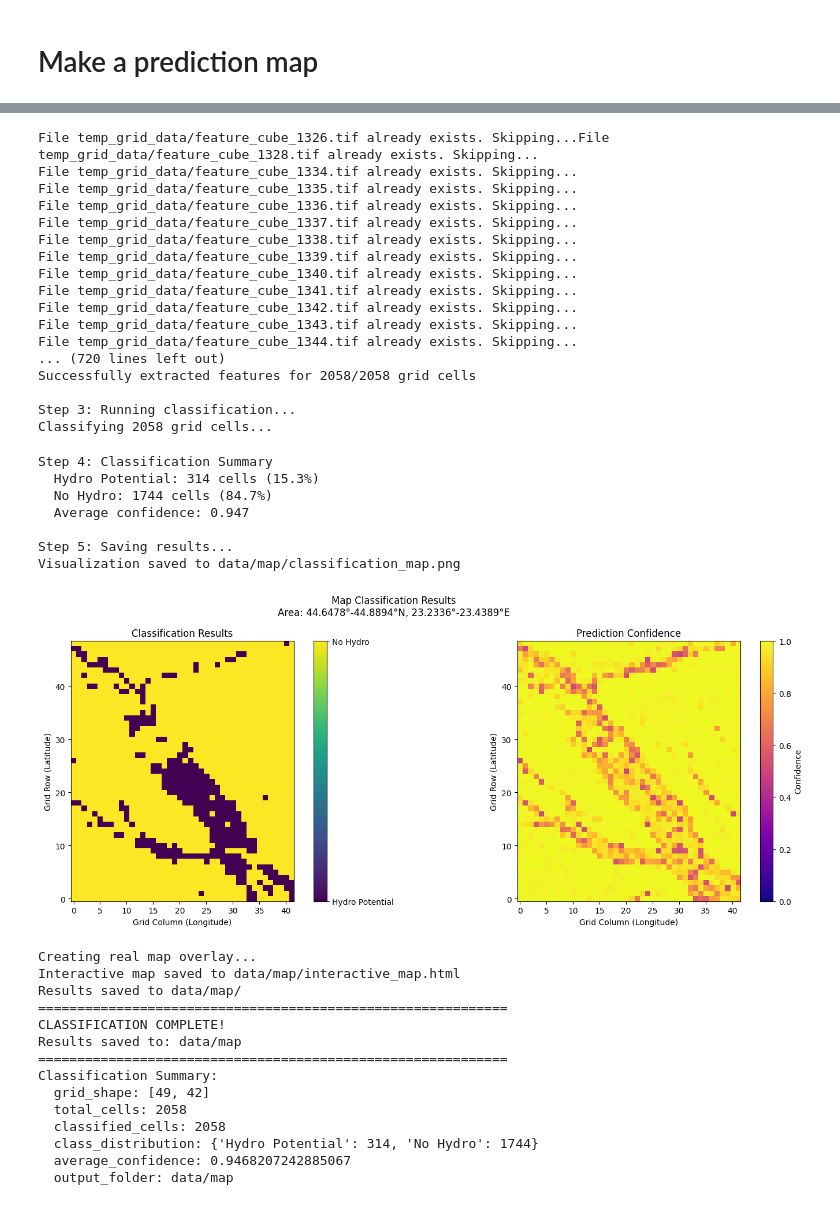
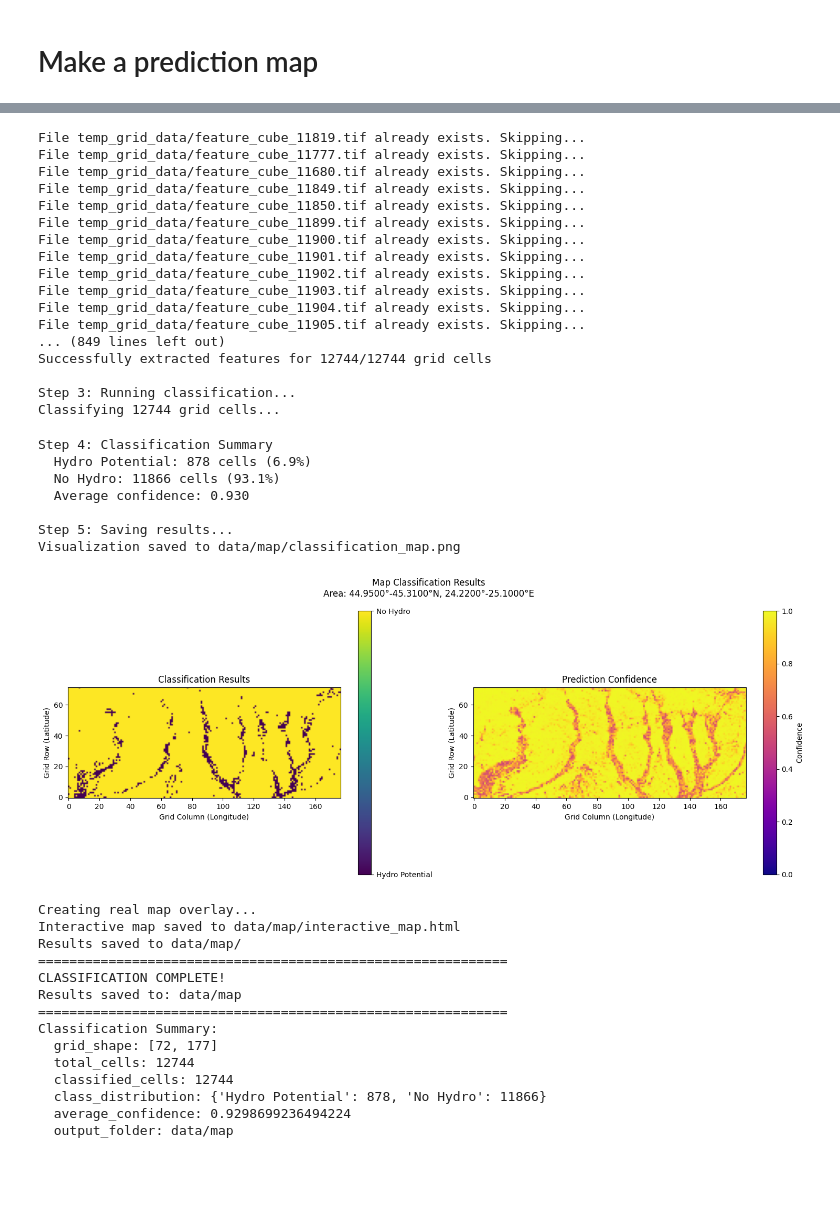
Before and after one commit to alinioan/Hydropower-plant-prediction, a Jupyter notebook: main_raster.ipynb, the cells around one changed output, grey strips where cells are left out. Drawn from its saved outputs; the diff is of its cells as text; code cells hidden in the pictures; blank space fills up the shorter version.

Commit message:
Added weights for model.Updated map for larger region
Signed-off-by: Alin Alexandru <alin.alex1000@gmail.com>

```diff
--- a/main_raster.ipynb
+++ b/main_raster.ipynb
@@ -21,6 +21,10 @@ class FeatureCubeDataset(Dataset):
     def __init__(self, file_paths, transform=None):
         self.file_paths = file_paths
         self.transform = transform
+        # Channels: NDVI, NDWI, NDBI, MNDWI, DEM, Slope, Discharge, Precipitation
+        self.channel_weights = [0.8, 1.8, 0.6, 2.0, 1.5, 2.2, 2.4, 1]
+        self.channel_weights = np.array(self.channel_weights, dtype=np.float32)
+        self.channel_weights = self.channel_weights / self.channel_weights.mean()
 
     def __len__(self):
         return len(self.file_paths)
@@ -31,13 +35,15 @@ class FeatureCubeDataset(Dataset):
             arr = src.read()  # shape: (C, H, W)
 
         # last channel is the label
-        # image = arr[:-1].astype(np.float32)  # (C-1, H, W)
         image = arr[:-1].astype(np.float32)  # (C-1, H, W)
         mask = arr[-1].astype(np.int64)      # (H, W)
         label = mask[0, 0]  # Single class label for the entire image
 
         # Sanitize image
         image = np.nan_to_num(image, nan=0.0, posinf=0.0, neginf=0.0)
+
+        weights_reshaped = self.channel_weights.reshape(-1, 1, 1)
+        image = image * weights_reshaped
 
         if self.transform:
                 # For classification, we might want different transforms
@@ -353,8 +351,7 @@ def classify_map_area(bbox, model_path, model_name='resnet34', class_names=None,
 
     return predictions_2d, confidences_2d, results_summary
 
-
-bbox = [23.233611, 44.647778, 23.438889, 44.889444]  # [min_lon, min_lat, max_lon, max_lat]
+bbox = [24.22, 44.95, 25.10, 45.31]  # [min_lon, min_lat, max_lon, max_lat]
 model_path = "cnn_hydro.pth"
 class_names = ['Hydro Potential', 'No Hydro']
 
@@ -399,28 +404,28 @@ File temp_grid_data/feature_cube_1332.tif already exists. Skipping...
-File temp_grid_data/feature_cube_1326.tif already exists. Skipping...File temp_grid_data/feature_cube_1328.tif already exists. Skipping...
-File temp_grid_data/feature_cube_1334.tif already exists. Skipping...
-File temp_grid_data/feature_cube_1335.tif already exists. Skipping...
-File temp_grid_data/feature_cube_1336.tif already exists. Skipping...
-File temp_grid_data/feature_cube_1337.tif already exists. Skipping...
-File temp_grid_data/feature_cube_1338.tif already exists. Skipping...
-File temp_grid_data/feature_cube_1339.tif already exists. Skipping...
-File temp_grid_data/feature_cube_1340.tif already exists. Skipping...
-File temp_grid_data/feature_cube_1341.tif already exists. Skipping...
-File temp_grid_data/feature_cube_1342.tif already exists. Skipping...
-File temp_grid_data/feature_cube_1343.tif already exists. Skipping...
-File temp_grid_data/feature_cube_1344.tif already exists. Skipping...
-... (720 lines left out)
-Successfully extracted features for 2058/2058 grid cells
+File temp_grid_data/feature_cube_11819.tif already exists. Skipping...
+File temp_grid_data/feature_cube_11777.tif already exists. Skipping...
+File temp_grid_data/feature_cube_11680.tif already exists. Skipping...
+File temp_grid_data/feature_cube_11849.tif already exists. Skipping...
+File temp_grid_data/feature_cube_11850.tif already exists. Skipping...
+File temp_grid_data/feature_cube_11899.tif already exists. Skipping...
+File temp_grid_data/feature_cube_11900.tif already exists. Skipping...
+File temp_grid_data/feature_cube_11901.tif already exists. Skipping...
+File temp_grid_data/feature_cube_11902.tif already exists. Skipping...
+File temp_grid_data/feature_cube_11903.tif already exists. Skipping...
+File temp_grid_data/feature_cube_11904.tif already exists. Skipping...
+File temp_grid_data/feature_cube_11905.tif already exists. Skipping...
+... (849 lines left out)
+Successfully extracted features for 12744/12744 grid cells
 
 Step 3: Running classification...
-Classifying 2058 grid cells...
+Classifying 12744 grid cells...
 Step 4: Classification Summary
-  Hydro Potential: 314 cells (15.3%)
-  No Hydro: 1744 cells (84.7%)
-  Average confidence: 0.947
+  Hydro Potential: 878 cells (6.9%)
+  No Hydro: 11866 cells (93.1%)
+  Average confidence: 0.930
 
 Step 5: Saving results...
 Visualization saved to data/map/classification_map.png
-[figure, old version]
+[figure, new version]
 Creating real map overlay...
 Interactive map saved to data/map/interactive_map.html
 Results saved to data/map/
@@ -429,9 +434,9 @@ CLASSIFICATION COMPLETE!
 Results saved to: data/map
 ============================================================
 Classification Summary:
-  grid_shape: [49, 42]
-  total_cells: 2058
-  classified_cells: 2058
-  class_distribution: {'Hydro Potential': 314, 'No Hydro': 1744}
-  average_confidence: 0.9468207242885067
+  grid_shape: [72, 177]
+  total_cells: 12744
+  classified_cells: 12744
+  class_distribution: {'Hydro Potential': 878, 'No Hydro': 11866}
+  average_confidence: 0.9298699236494224
   output_folder: data/map
```
Also changed, not shown: parts of 3 cells of this notebook, 8 other files.
